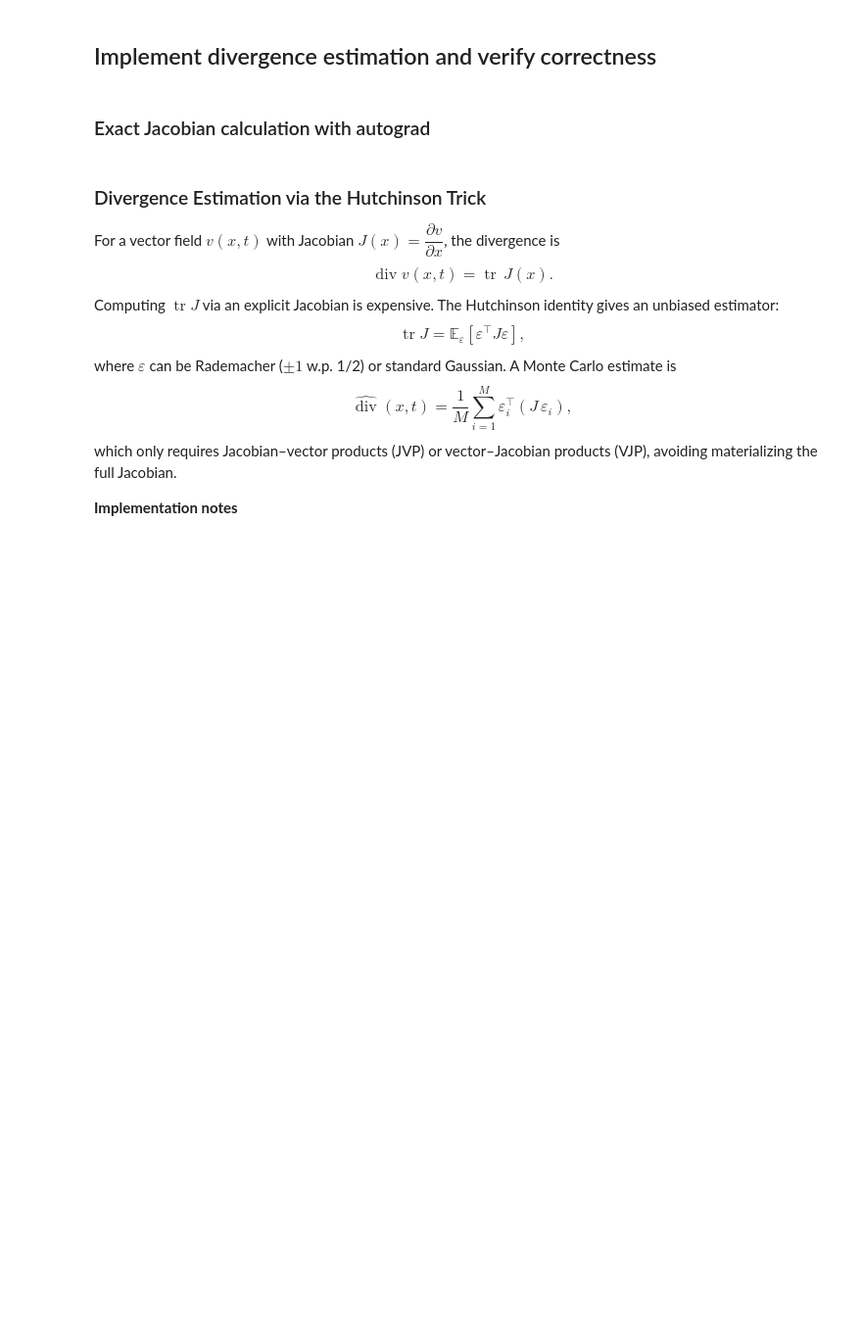
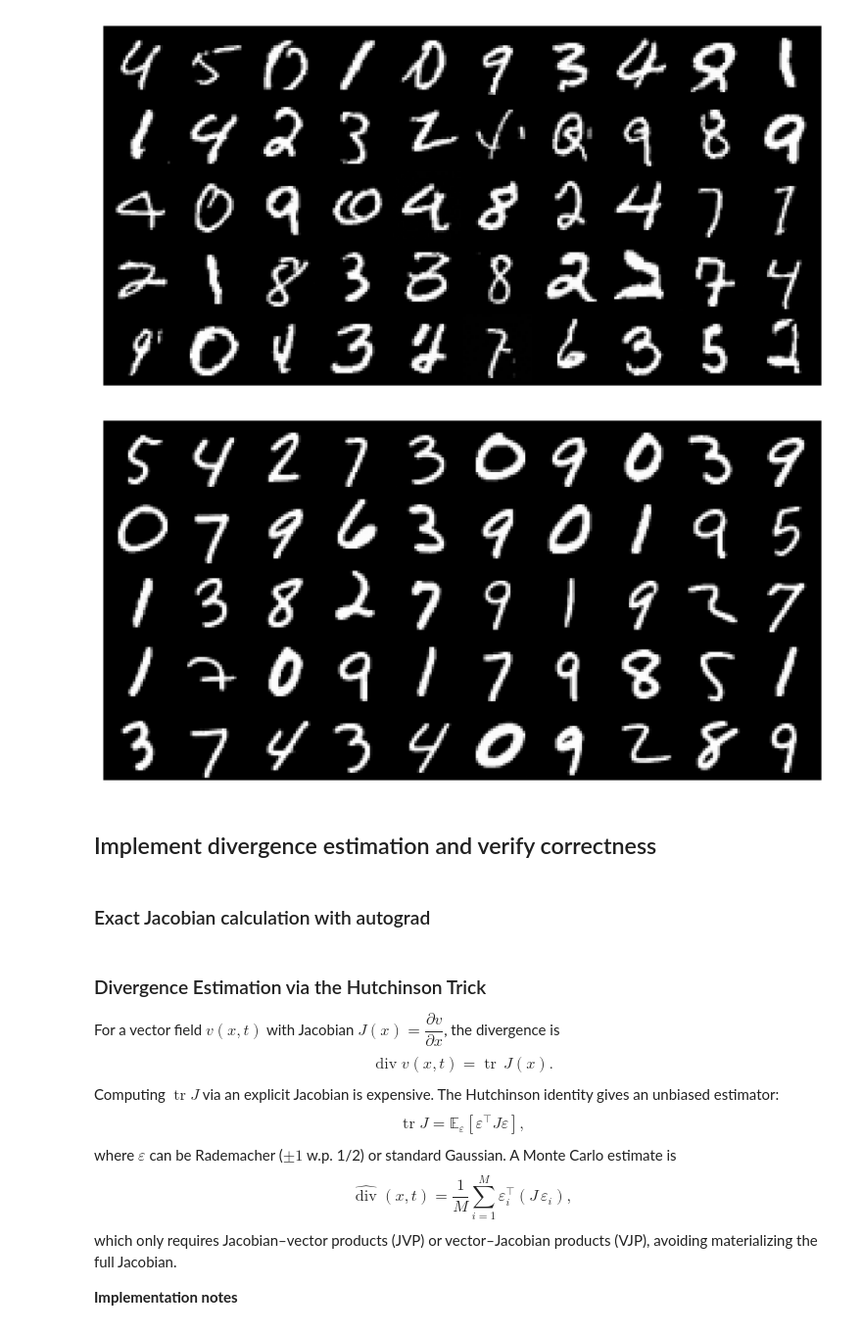
Before and after one commit to CyberDragon93/random_flow_toys, a Jupyter notebook: mnist_flow_divergence.ipynb, the cells around one changed output. Shown at 98% size. Saved outputs shown, nothing was run; the diff lists cells and outputs as text; code cells hidden in the pictures; blank space fills up the shorter version.

```diff
--- a/mnist_flow_divergence.ipynb
+++ b/mnist_flow_divergence.ipynb
@@ -47,17 +51,24 @@ flow_model = SongUNet.from_pretrained("/scratch/10992/liaorunlong93/random_flow_
 # %%
-from rectified_flow.samplers import EulerSampler
+from rectified_flow.samplers import EulerSampler, SDESampler
 from rectified_flow.utils import plot_cifar_results
 
 rf = RectifiedFlow(
     data_shape=(1, 28, 28),
     velocity_field=flow_model,
     device=device,
 )
 
 sampler = EulerSampler(rectified_flow=rf, num_samples=50, num_steps=200)
-x_1 = sampler.sample_loop().trajectories[-1]
+rf_samples = sampler.sample_loop().trajectories[-1]
 
-plot_cifar_results(x_1)
+sde_sampler = SDESampler(rectified_flow=rf, num_samples=50, num_steps=100, noise_decay_rate=0.0, noise_scale=50.0)
+rf_sde_samples = sde_sampler.sample_loop().trajectories[-1]
+
+plot_cifar_results(rf_samples)
+plot_cifar_results(rf_sde_samples)
+# %% [output]
+[figure, added]
+[figure, added]
 # %% [markdown]
 ## Implement divergence estimation and verify correctness
 # %% [markdown]
```
Also changed, not shown: parts of 9 cells of this notebook.
